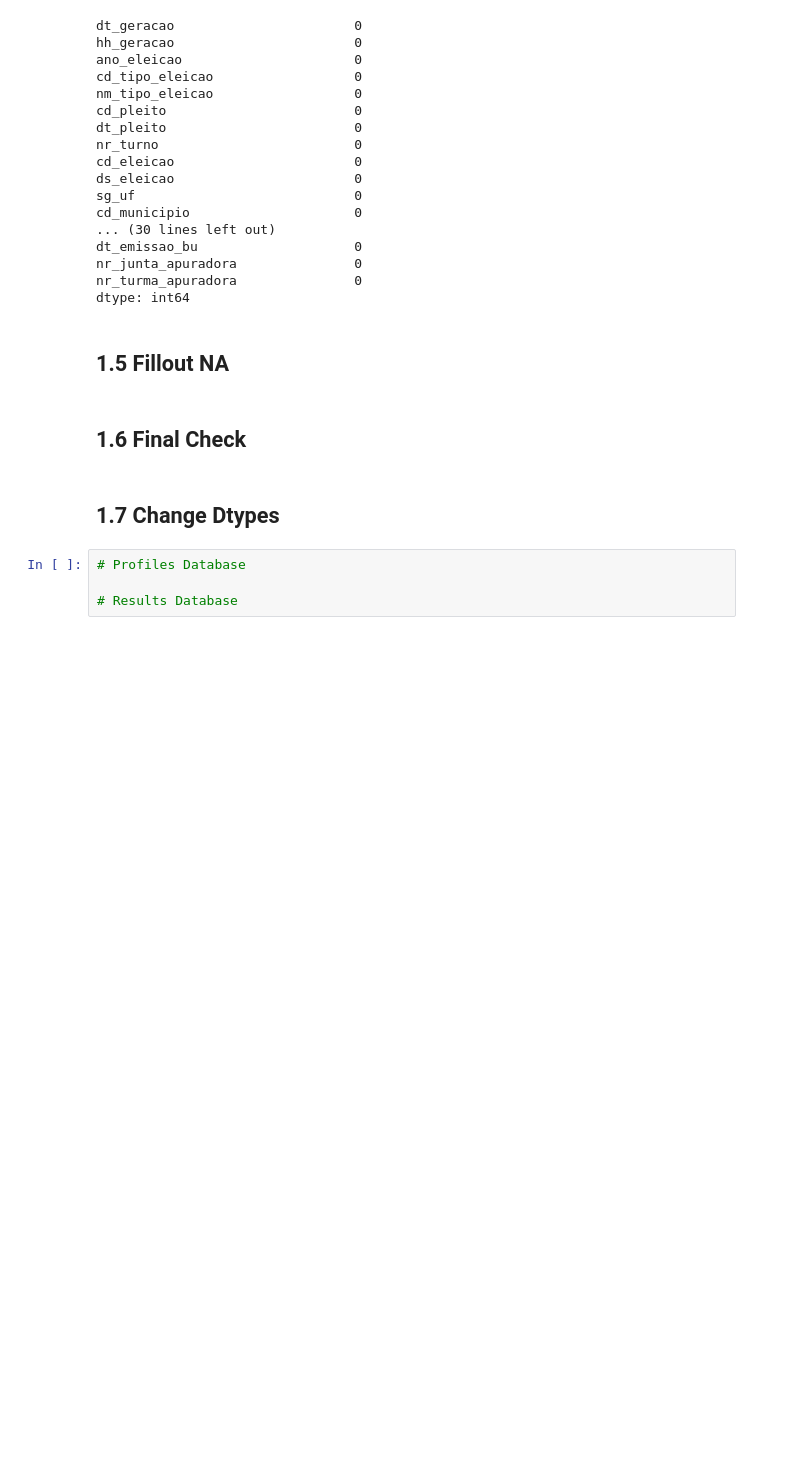
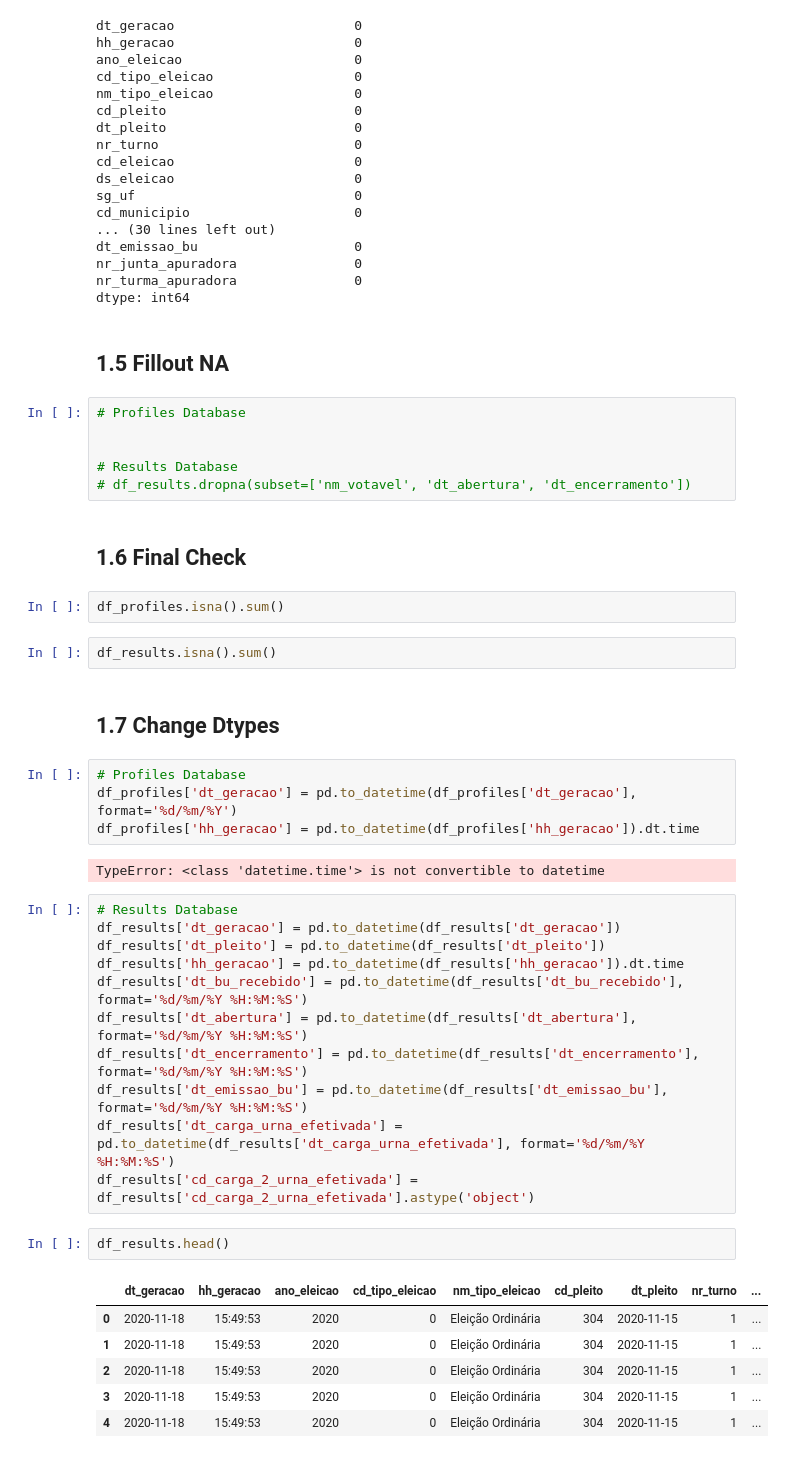
Before and after one commit to luishmq/case_renova_br, a Jupyter notebook: case_notebook.ipynb, the cells around one changed output. Cells and saved outputs as stored; diff of their text form; blank space fills up the shorter version.

```diff
--- a/case_notebook.ipynb
+++ b/case_notebook.ipynb
@@ -223,11 +254,43 @@ nr_turma_apuradora               0
 dtype: int64
 # %% [markdown]
 ## 1.5 Fillout NA
+# %%
+# Profiles Database
+
+
+# Results Database
+# df_results.dropna(subset=['nm_votavel', 'dt_abertura', 'dt_encerramento'])
 # %% [markdown]
 ## 1.6 Final Check
+# %%
+df_profiles.isna().sum()
+# %%
+df_results.isna().sum()
 # %% [markdown]
 ## 1.7 Change Dtypes
 # %%
 # Profiles Database
-
-# Results Database
+df_profiles['dt_geracao'] = pd.to_datetime(df_profiles['dt_geracao'], format='%d/%m/%Y')
+df_profiles['hh_geracao'] = pd.to_datetime(df_profiles['hh_geracao']).dt.time
+# %% [output]
+TypeError: <class 'datetime.time'> is not convertible to datetime
+# %%
+# Results Database
+df_results['dt_geracao'] = pd.to_datetime(df_results['dt_geracao'])
+df_results['dt_pleito'] = pd.to_datetime(df_results['dt_pleito'])
+df_results['hh_geracao'] = pd.to_datetime(df_results['hh_geracao']).dt.time
+df_results['dt_bu_recebido'] = pd.to_datetime(df_results['dt_bu_recebido'], format='%d/%m/%Y %H:%M:%S')
+df_results['dt_abertura'] = pd.to_datetime(df_results['dt_abertura'], format='%d/%m/%Y %H:%M:%S')
+df_results['dt_encerramento'] = pd.to_datetime(df_results['dt_encerramento'], format='%d/%m/%Y %H:%M:%S')
+df_results['dt_emissao_bu'] = pd.to_datetime(df_results['dt_emissao_bu'], format='%d/%m/%Y %H:%M:%S')
+df_results['dt_carga_urna_efetivada'] = pd.to_datetime(df_results['dt_carga_urna_efetivada'], format='%d/%m/%Y %H:%M:%S')
+df_results['cd_carga_2_urna_efetivada'] = df_results['cd_carga_2_urna_efetivada'].astype('object')
+# %%
+df_results.head()
+# %% [output]
+|  | dt_geracao | hh_geracao | ano_eleicao | cd_tipo_eleicao | nm_tipo_eleicao | cd_pleito | dt_pleito | nr_turno | ... |
+| 0 | 2020-11-18 | 15:49:53 | 2020 | 0 | Eleição Ordinária | 304 | 2020-11-15 | 1 | ... |
+| 1 | 2020-11-18 | 15:49:53 | 2020 | 0 | Eleição Ordinária | 304 | 2020-11-15 | 1 | ... |
+| 2 | 2020-11-18 | 15:49:53 | 2020 | 0 | Eleição Ordinária | 304 | 2020-11-15 | 1 | ... |
+| 3 | 2020-11-18 | 15:49:53 | 2020 | 0 | Eleição Ordinária | 304 | 2020-11-15 | 1 | ... |
+| 4 | 2020-11-18 | 15:49:53 | 2020 | 0 | Eleição Ordinária | 304 | 2020-11-15 | 1 | ... |
```
Also changed, not shown: parts of 12 cells of this notebook.
